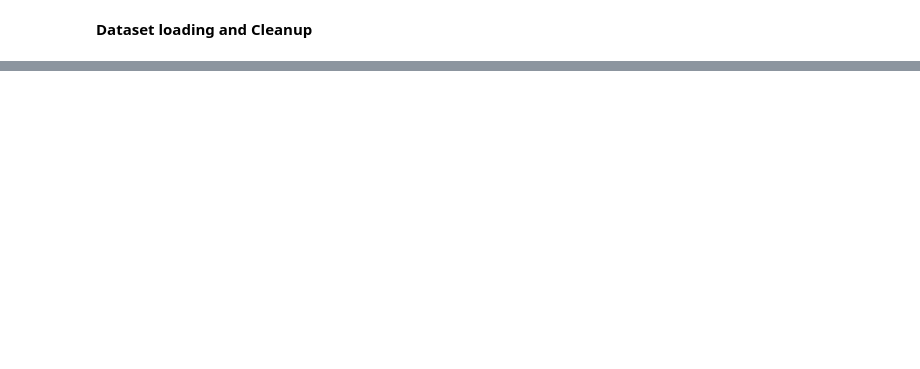
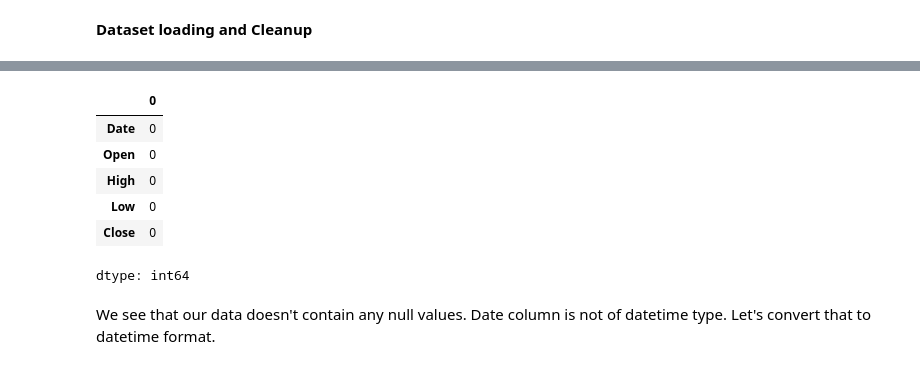
Before and after one commit to rohitmurari/super-duper-guide, a Jupyter notebook: Capstone_End_to_End_Machine_Learning.ipynb, the cells around one changed output, grey strips where cells are left out. Drawn from its saved outputs; the diff is of its cells as text; code cells hidden in the pictures; blank space fills up the shorter version.

```diff
--- a/Capstone_End_to_End_Machine_Learning.ipynb
+++ b/Capstone_End_to_End_Machine_Learning.ipynb
@@ -58,0 +88,12 @@ uploaded = files.upload()
+# %%
+df.isnull().sum()
+# %% [output]
+|  | 0 |
+| Date | 0 |
+| Open | 0 |
+| High | 0 |
+| Low | 0 |
+| Close | 0 |
+dtype: int64
+# %% [markdown]
+We see that our data doesn't contain any null values. Date column is not of datetime type. Let's convert that to datetime format.
```
Also changed, not shown: parts of 25 cells of this notebook.
